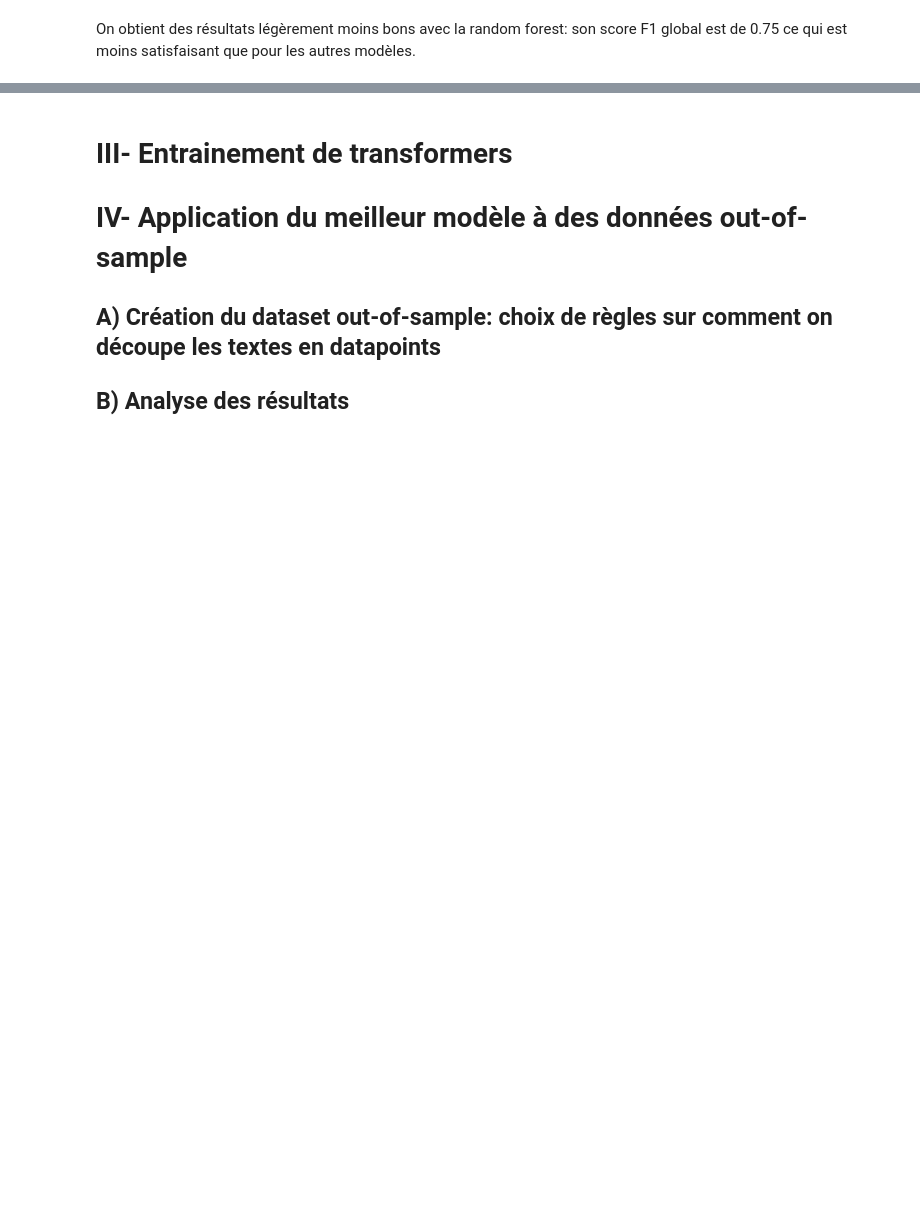
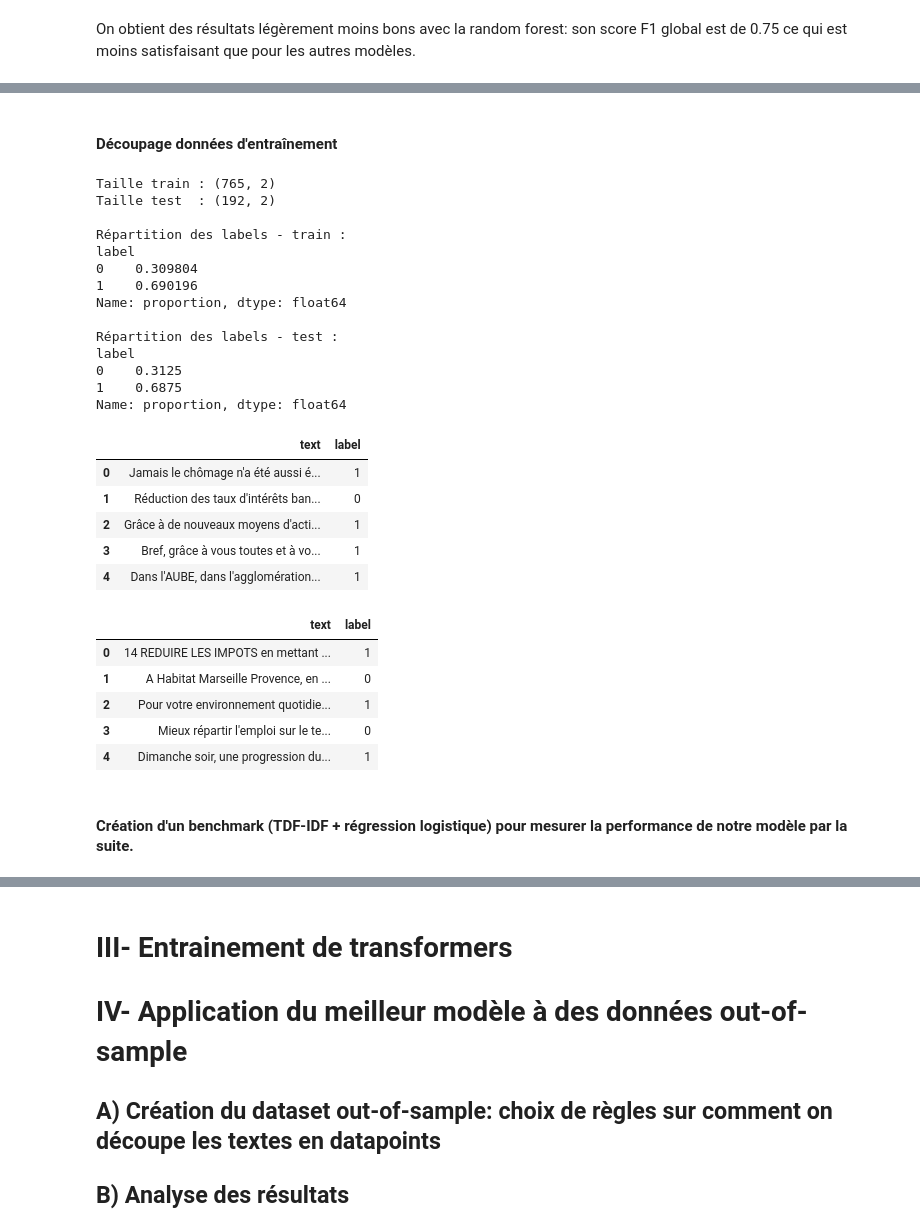
Before and after one commit to Julien-website/NLP_ENSAE_Project, a Jupyter notebook: notebook JL.ipynb, the cells around one changed output, grey strips where cells are left out. Cells and saved outputs as stored; diff of their text form; code cells hidden in the pictures; blank space fills up the shorter version.

```diff
--- a/notebook JL.ipynb
+++ b/notebook JL.ipynb
@@ -984,0 +1060,68 @@ On obtient des résultats légèrement moins bons avec la random forest: son sco
+# %% [markdown]
+#### Découpage données d'entraînement
+# %%
+# Variable explicative et cible
+X = df_model["text"]
+y = df_model["label"]
+
+# Split stratifié : on conserve la proportion de 0 et de 1
+X_train, X_test, y_train, y_test = train_test_split(
+    X,
+    y,
+    test_size=0.2,
+    random_state=42,
+    stratify=y
+)
+
+# On regroupe dans deux DataFrames propres pour la suite
+train_df = pd.DataFrame({
+    "text": X_train.values,
+    "label": y_train.values
+}).reset_index(drop=True)
+
+test_df = pd.DataFrame({
+    "text": X_test.values,
+    "label": y_test.values
+}).reset_index(drop=True)
+
+# Vérifications rapides
+print("Taille train :", train_df.shape)
+print("Taille test  :", test_df.shape)
+
+print("\nRépartition des labels - train :")
+print(train_df["label"].value_counts(normalize=True).sort_index())
+
+print("\nRépartition des labels - test :")
+print(test_df["label"].value_counts(normalize=True).sort_index())
+
+display(train_df.head())
+display(test_df.head())
+# %% [output]
+Taille train : (765, 2)
+Taille test  : (192, 2)
+
+Répartition des labels - train :
+label
+0    0.309804
+1    0.690196
+Name: proportion, dtype: float64
+
+Répartition des labels - test :
+label
+0    0.3125
+1    0.6875
+Name: proportion, dtype: float64
+|  | text | label |
+| 0 | Jamais le chômage n'a été aussi é... | 1 |
+| 1 | Réduction des taux d'intérêts ban... | 0 |
+| 2 | Grâce à de nouveaux moyens d'acti... | 1 |
+| 3 | Bref, grâce à vous toutes et à vo... | 1 |
+| 4 | Dans l'AUBE, dans l'agglomération... | 1 |
+|  | text | label |
+| 0 | 14 REDUIRE LES IMPOTS en mettant ... | 1 |
+| 1 | A Habitat Marseille Provence, en ... | 0 |
+| 2 | Pour votre environnement quotidie... | 1 |
+| 3 | Mieux répartir l'emploi sur le te... | 0 |
+| 4 | Dimanche soir, une progression du... | 1 |
+# %% [markdown]
+#### Création d'un benchmark (TDF-IDF + régression logistique) pour mesurer la performance de notre modèle par la suite.
```
Also changed, not shown: parts of 13 cells of this notebook, 1 other file.
